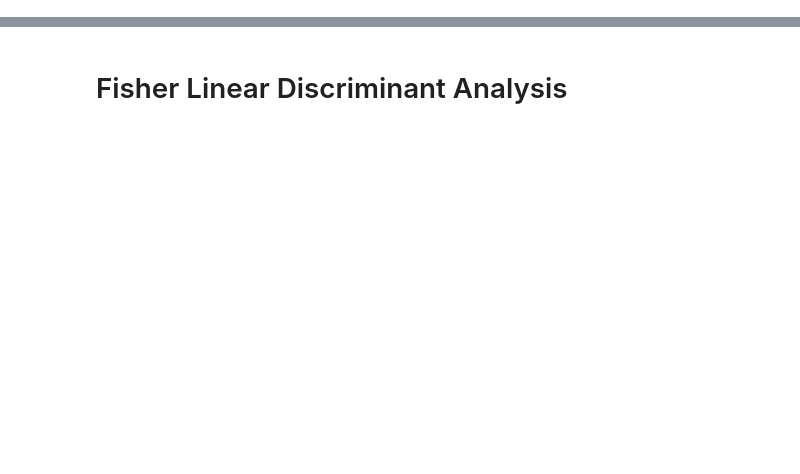
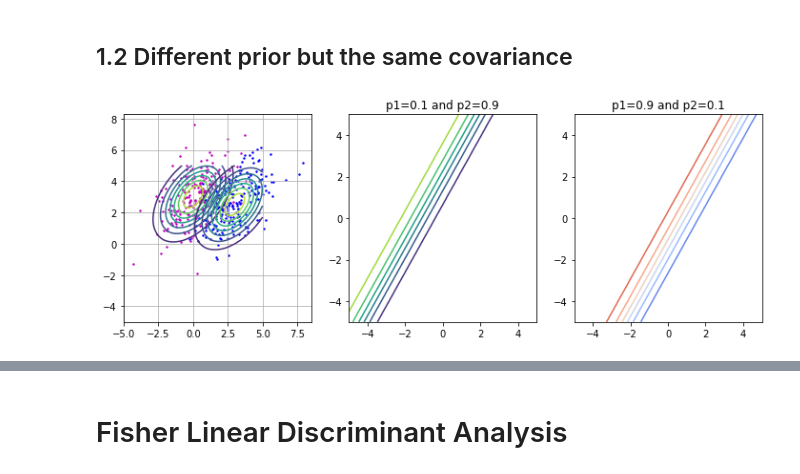
Before and after one commit to ixiaopan/DataScience, a Jupyter notebook: FML/05-GGM.ipynb, the cells around one changed output, grey strips where cells are left out. Drawn from its saved outputs; the diff is of its cells as text; code cells hidden in the pictures; blank space fills up the shorter version.

```diff
--- a/FML/05-GGM.ipynb
+++ b/FML/05-GGM.ipynb
@@ -9,0 +145,32 @@ from sklearn import datasets
+# %% [markdown]
+## 1.2 Different prior but the same covariance
+# %%
+C1 = np.array([[2, 1], [1, 2]])
+C2 = np.array([[2, 1], [1, 2]])
+
+P1 = 0.1
+P2 = 0.9
+
+P1_1 = 0.9
+P2_1 = 0.1
+
+nx, ny = 50, 40
+Xp, Yp, Zp = posteriorPlot(nx, ny, m1, C1, m2, C2, P1, P2)
+Xp1, Yp1, Zp1 = posteriorPlot(nx, ny, m1, C1, m2, C2, P1_1, P2_1)
+
+# plot
+fig, ax = plt.subplots(1, 3, figsize=(12, 4))
+
+drawContoursAndSample(C1, m1, C2, m2, ax[0])
+
+# draw contour of posterior
+ax[1].contour(Xp, Yp, Zp)
+ax[1].set_title("p1=0.1 and p2=0.9")
+
+# draw contour of posterior
+ax[2].contour(Xp1, Yp1, Zp1,cmap=cm.coolwarm)
+ax[2].set_title("p1=0.9 and p2=0.1")
+
+plt.show()
+# %% [output]
+[figure, added]
```
Also changed, not shown: parts of 25 cells of this notebook.
